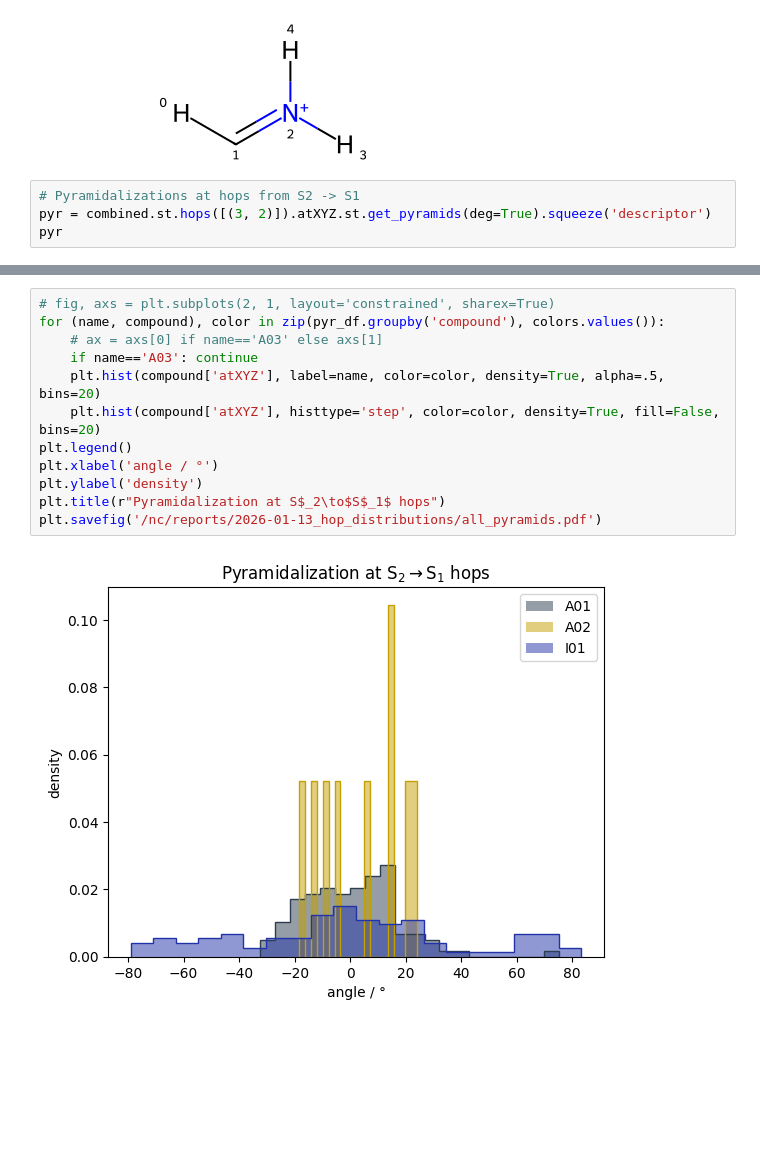
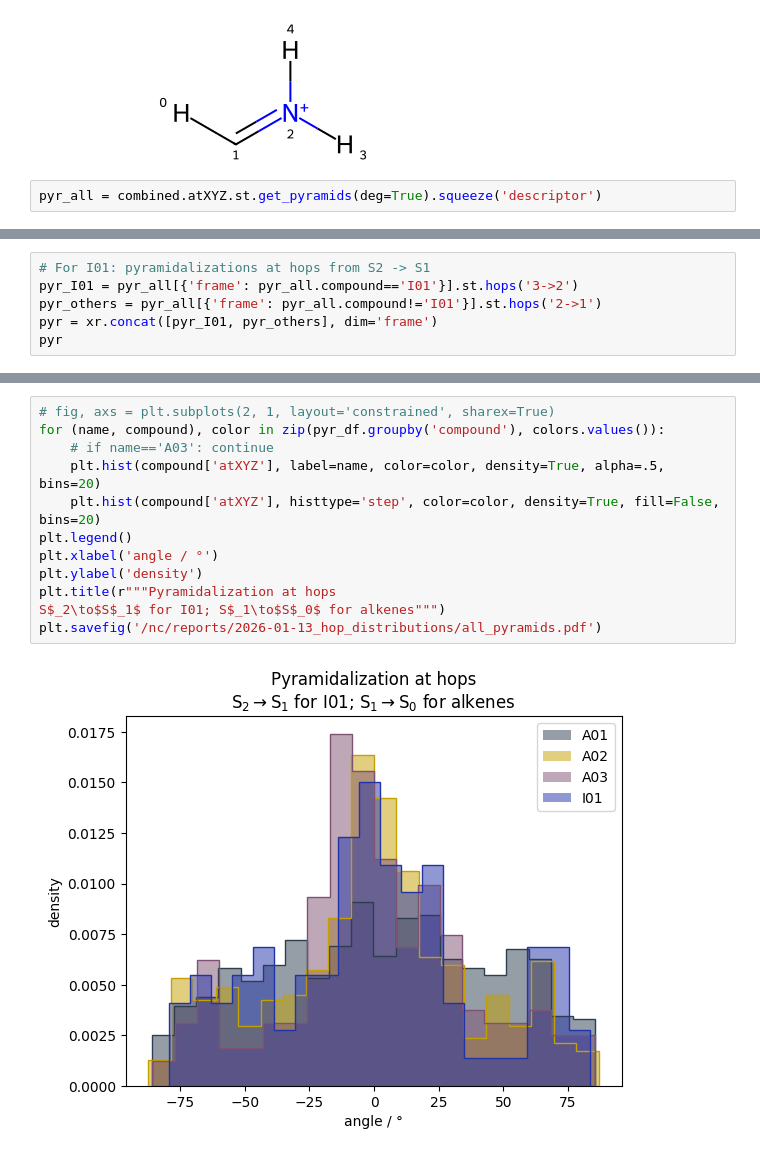
Before and after one commit to SHNITSEL/shnitsel-tools, a Jupyter notebook: tutorials/2_99_hop_distributions.ipynb, the cells around one changed output, grey strips where cells are left out. Drawn from its saved outputs; the diff is of its cells as text; blank space fills up the shorter version.

Commit message:
Update hop_distributions tutorial to version used for plots

```diff
--- a/tutorials/2_99_hop_distributions.ipynb
+++ b/tutorials/2_99_hop_distributions.ipynb
@@ -120,6 +120,4 @@ combined.mol
 # %% [output]
 [figure]
 # %%
-# Pyramidalizations at hops from S2 -> S1
-pyr = combined.st.hops([(3, 2)]).atXYZ.st.get_pyramids(deg=True).squeeze('descriptor')
-pyr
+pyr_all = combined.atXYZ.st.get_pyramids(deg=True).squeeze('descriptor')
@@ -129,0 +124,6 @@ Coordinates: (12)
+# %%
+# For I01: pyramidalizations at hops from S2 -> S1
+pyr_I01 = pyr_all[{'frame': pyr_all.compound=='I01'}].st.hops('3->2')
+pyr_others = pyr_all[{'frame': pyr_all.compound!='I01'}].st.hops('2->1')
+pyr = xr.concat([pyr_I01, pyr_others], dim='frame')
+pyr
@@ -147,14 +151,14 @@ pyr_df
 # %%
 # fig, axs = plt.subplots(2, 1, layout='constrained', sharex=True)
 for (name, compound), color in zip(pyr_df.groupby('compound'), colors.values()):
-    # ax = axs[0] if name=='A03' else axs[1]
-    if name=='A03': continue
+    # if name=='A03': continue
     plt.hist(compound['atXYZ'], label=name, color=color, density=True, alpha=.5, bins=20)
     plt.hist(compound['atXYZ'], histtype='step', color=color, density=True, fill=False, bins=20)
 plt.legend()
 plt.xlabel('angle / °')
 plt.ylabel('density')
-plt.title(r"Pyramidalization at S$_2\to$S$_1$ hops")
+plt.title(r"""Pyramidalization at hops
+S$_2\to$S$_1$ for I01; S$_1\to$S$_0$ for alkenes""")
 plt.savefig('/nc/reports/2026-01-13_hop_distributions/all_pyramids.pdf')
 # %% [output]
-[figure, old version]
+[figure, new version]
```
Also changed, not shown: parts of 5 cells of this notebook.
